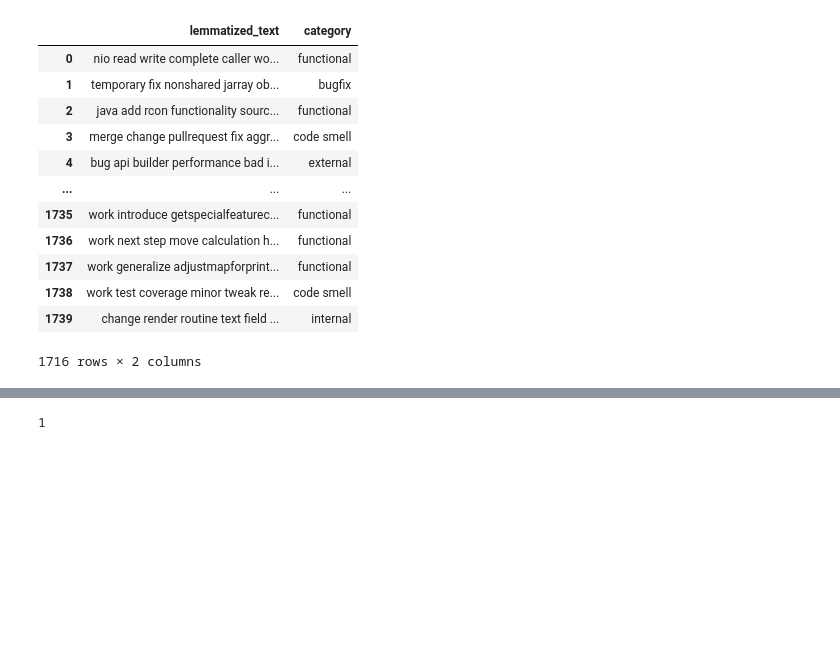
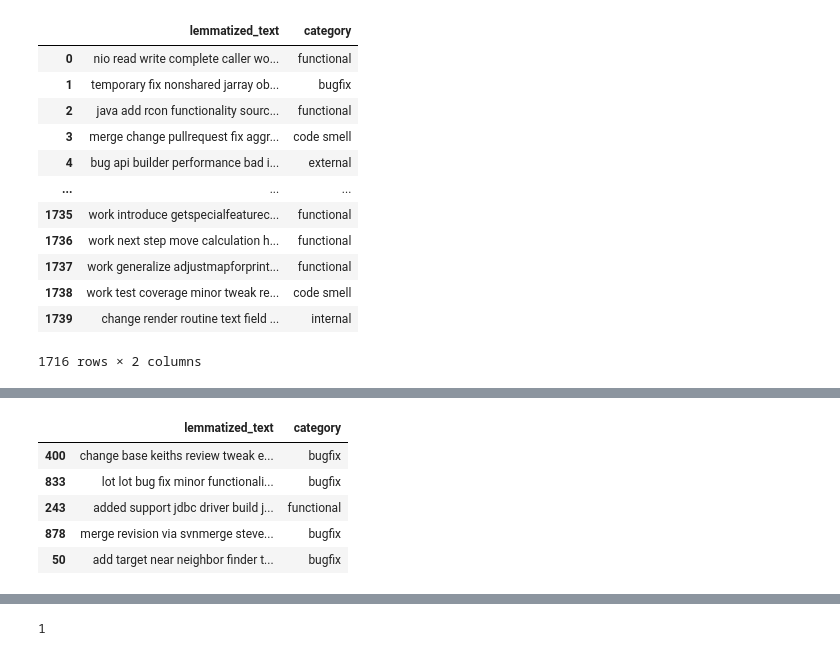
Before and after one commit to Onkar2102/Automated-Software-Refactoring-Commit-Classifier, a Jupyter notebook: src/data_preprocessing.ipynb, the cells around one changed output, grey strips where cells are left out. Cells and saved outputs as stored; diff of their text form; code cells hidden in the pictures; blank space fills up the shorter version.

```diff
--- a/src/data_preprocessing.ipynb
+++ b/src/data_preprocessing.ipynb
@@ -631,6 +476,15 @@ dtype: int64
 # %%
 # For rows
 df = df.dropna(how='all')
+# %%
+display(df.loc[[400, 833, 243, 878, 50]])
+# %% [output]
+|  | lemmatized_text | category |
+| 400 | change base keiths review tweak e... | bugfix |
+| 833 | lot lot bug fix minor functionali... | bugfix |
+| 243 | added support jdbc driver build j... | functional |
+| 878 | merge revision via svnmerge steve... | bugfix |
+| 50 | add target near neighbor finder t... | bugfix |
 # %%
 df.count()
 # %% [output]
```
Also changed, not shown: parts of 57 cells of this notebook, 1 other file.
